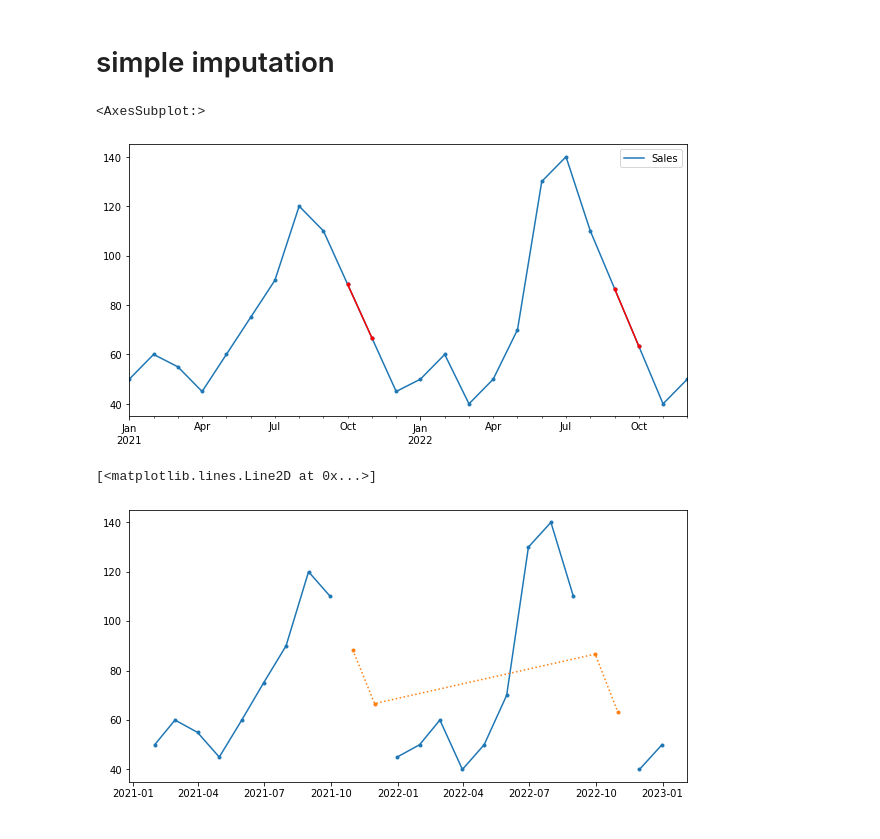
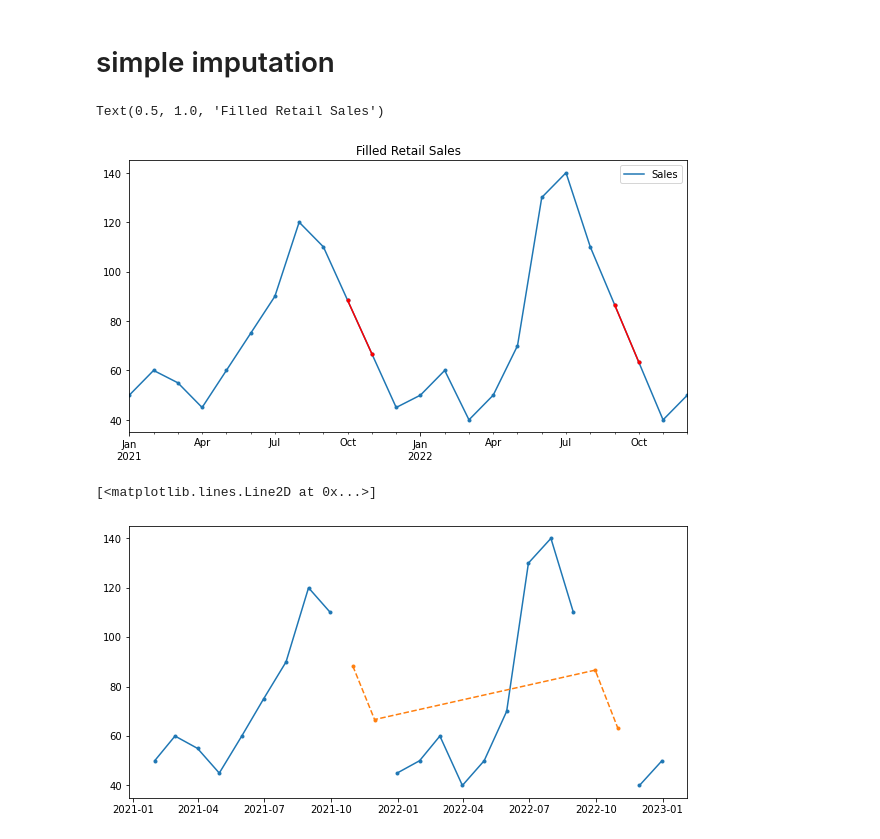
Before and after one commit to 21ckwj/Data-Analysis, a Jupyter notebook: blog용/[pandas] 데이터 음수값 없애기.ipynb, the cells around one changed output. Cells and saved outputs as stored; diff of their text form; code cells hidden in the pictures.

```diff
--- a/blog용/[pandas] 데이터 음수값 없애기.ipynb
+++ b/blog용/[pandas] 데이터 음수값 없애기.ipynb
@@ -96,16 +97,17 @@ df_filled = df.interpolate(method="linear")
 # %%
 # method 1
 # ax 좌표에 df_filled
 ax = df_filled.plot(figsize=(10,5), marker='.')
-df_filled[df.isnull()].plot(ax=ax,legend=None,marker='.',color='r')
+df_filled[df.isnull()].plot(ax=ax,marker='.',color='r', legend=None)
+ax.set_title("Filled Retail Sales")
 # %% [output]
-<AxesSubplot:>
+Text(0.5, 1.0, 'Filled Retail Sales')
-[figure, old version]
+[figure, new version]
 # %%
 fig ,ax = plt.subplots(figsize=(10,5))
 ax.plot(df.index, df['Sales'],marker='.')
 ax.plot(df.iloc[idx[0]].index, df_filled['Sales'].iloc[idx[0]],
-        ls="dotted",marker='.')
+        ls="--",marker='.')
 # %% [output]
 [<matplotlib.lines.Line2D at 0x...>]
-[figure, old version]
+[figure, new version]
```
Also changed, not shown: parts of 1 cell of this notebook, 1 other file.
